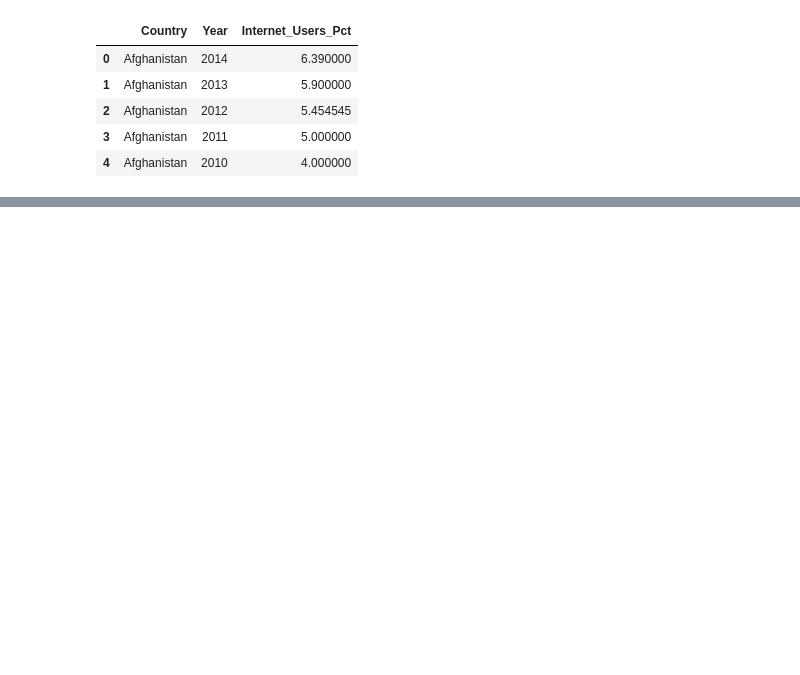
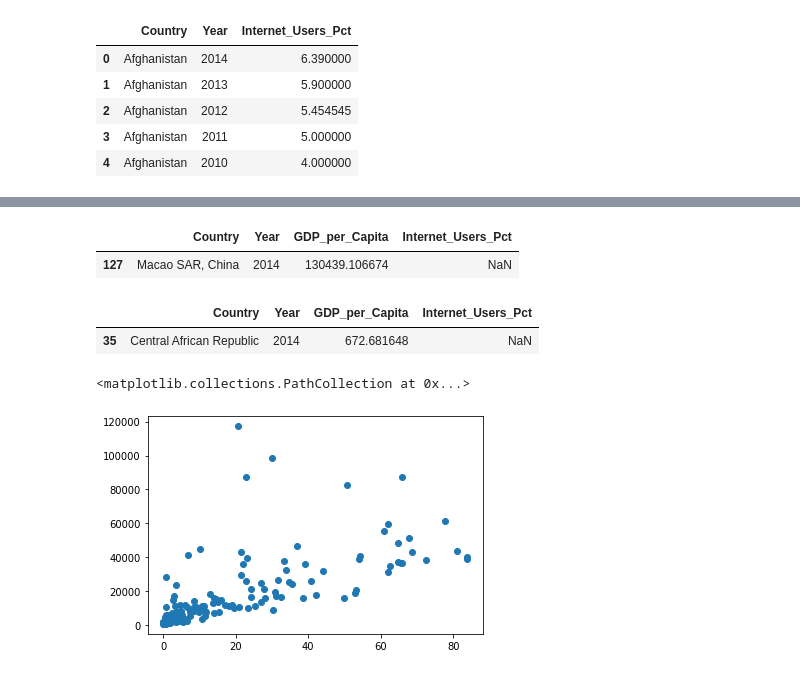
Before and after one commit to mtylerrobbins/gdp-and-internet-usage, a Jupyter notebook: notebooks/Untitled.ipynb, the cells around one changed output, grey strips where cells are left out. Drawn from its saved outputs; the diff is of its cells as text; code cells hidden in the pictures; blank space fills up the shorter version.

```diff
--- a/notebooks/Untitled.ipynb
+++ b/notebooks/Untitled.ipynb
@@ -95,7 +120,8 @@ gdp_df.head()
 | 3 | Afghanistan | 2015 | 1766.593077 |
 | 4 | Afghanistan | 2014 | 1795.735834 |
 # %%
-internet_df = internet_df.rename(columns = {"Country or Area":"Country", "Year":"Year","Value":"Internet_Users_Pct"})
+#Change the columns for the Internet Users data frame to ‘Country’, ‘Year’, and ‘Internet_Users_Pct’.
+internet_df = internet_df.rename(columns = {"Country or Area":"Country","Value":"Internet_Users_Pct"})
 internet_df.head()
 # %% [output]
 |  | Country | Year | Internet_Users_Pct |
@@ -104,3 +130,7 @@ internet_df.head()
 | 2 | Afghanistan | 2012 | 5.454545 |
 | 3 | Afghanistan | 2011 | 5.000000 |
 | 4 | Afghanistan | 2010 | 4.000000 |
+# %%
+#Merge the two DataFrames to one. Merge all rows from each of the two DataFrames. Call the new DataFrame gdp_and_internet_use.
+
+gdp_and_internet_use = pd.merge(gdp_df, internet_df, on=['Country','Year'], how='outer')
@@ -106,0 +185,5 @@ internet_df.head()
+# %%
+#Create three new data frames, one for 2004, one for 2009, and one for 2014. Give them meaningful names that aren't too long.
+gdp_int_04 = gdp_and_internet_use.query('Year == 2004').reset_index(drop = True)
+gdp_int_09 = gdp_and_internet_use.query('Year == 2009').reset_index(drop = True)
+gdp_int_14 = gdp_and_internet_use.query('Year == 2014').reset_index(drop = True)
@@ -106,0 +295,21 @@ internet_df.head()
+# %%
+#Which country had the highest gdp per capita in 2014? What was the gdp per capita?
+gdp_int_14.nlargest(1,['GDP_per_Capita'])
+##China with 130439.106674
+# %% [output]
+|  | Country | Year | GDP_per_Capita | Internet_Users_Pct |
+| 127 | Macao SAR, China | 2014 | 130439.106674 | NaN |
+# %%
+#Which country had the lowest gdp per capita in 2014? What was the gdp per capita?
+gdp_int_14.nsmallest(1,['GDP_per_Capita'])
+#Central African Republic with 672.681648
+# %% [output]
+|  | Country | Year | GDP_per_Capita | Internet_Users_Pct |
+| 35 | Central African Republic | 2014 | 672.681648 | NaN |
+# %%
+#Create some scatterplots:
+#a. 2004 Percent Using the Internet vs GDP Per Capita
+plt.scatter(gdp_int_04['Internet_Users_Pct'],gdp_int_04['GDP per Capita'])
+# %% [output]
+<matplotlib.collections.PathCollection at 0x...>
+[figure, added]
```
Also changed, not shown: parts of 45 cells of this notebook.
